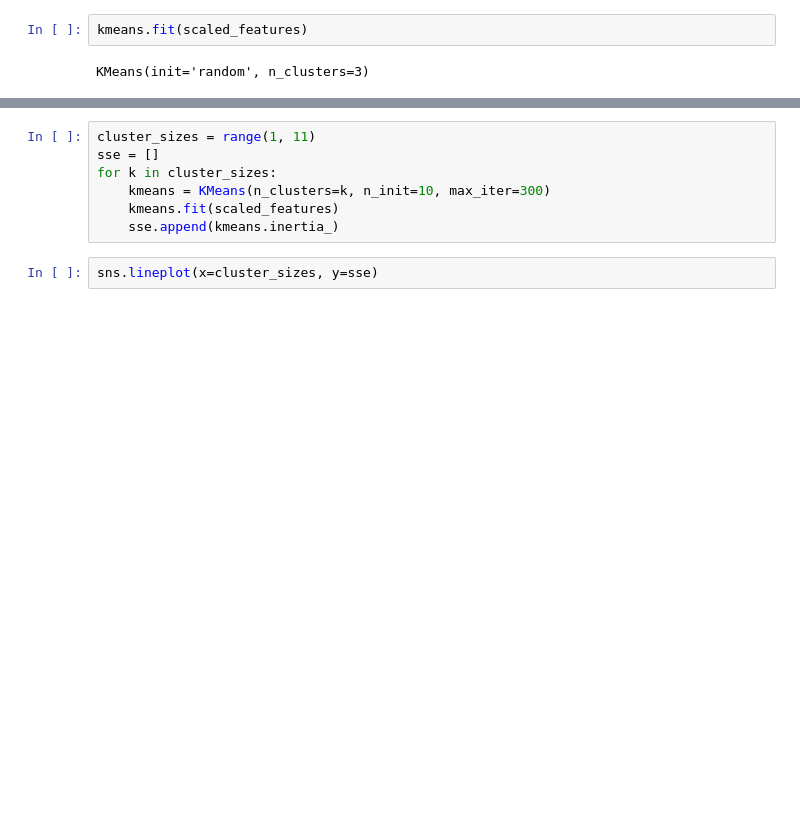
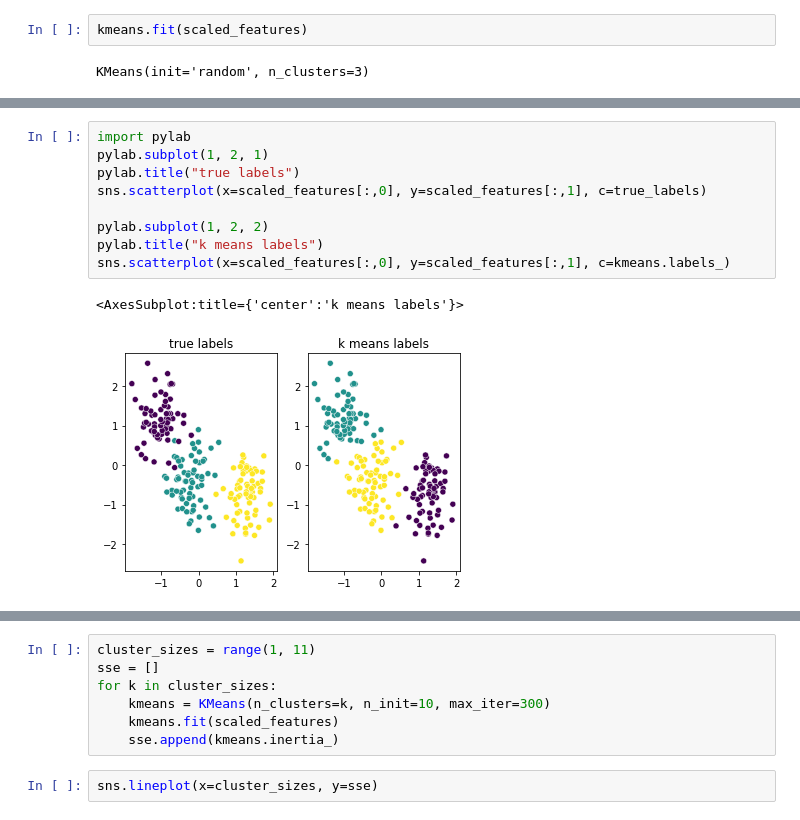
Before and after one commit to arjunc12/cmpinf2120-notebooks, a Jupyter notebook: Unsupervised-Learning/kmeans-clustering.ipynb, the cells around one changed output, grey strips where cells are left out. Drawn from its saved outputs; the diff is of its cells as text; blank space fills up the shorter version.

```diff
--- a/Unsupervised-Learning/kmeans-clustering.ipynb
+++ b/Unsupervised-Learning/kmeans-clustering.ipynb
@@ -59,3 +59,15 @@ array([2, 2, 2, 1, 0, 2, 1, 0, 1, 2, 0, 0, 0, 2, 2, 0, 1, 1, 1, 1, 2, 2,
+# %%
+import pylab
+pylab.subplot(1, 2, 1)
+pylab.title("true labels")
+sns.scatterplot(x=scaled_features[:,0], y=scaled_features[:,1], c=true_labels)
+
+pylab.subplot(1, 2, 2)
+pylab.title("k means labels")
+sns.scatterplot(x=scaled_features[:,0], y=scaled_features[:,1], c=kmeans.labels_)
+# %% [output]
+<AxesSubplot:title={'center':'k means labels'}>
+[figure, added]
 # %%
 kmeans.inertia_
 # %% [output]
```
Also changed, not shown: parts of 25 cells of this notebook.
